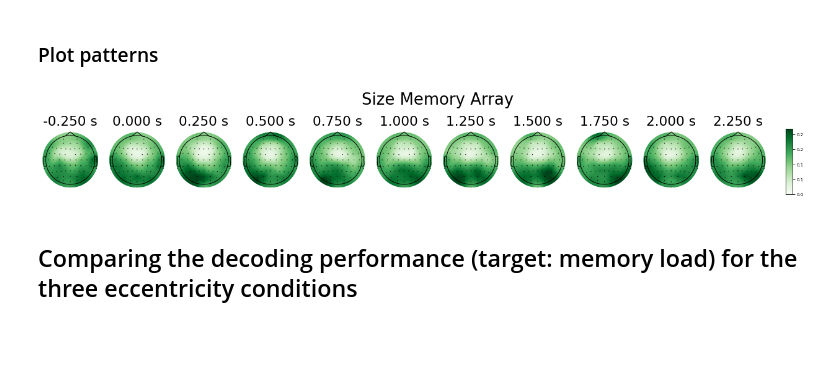
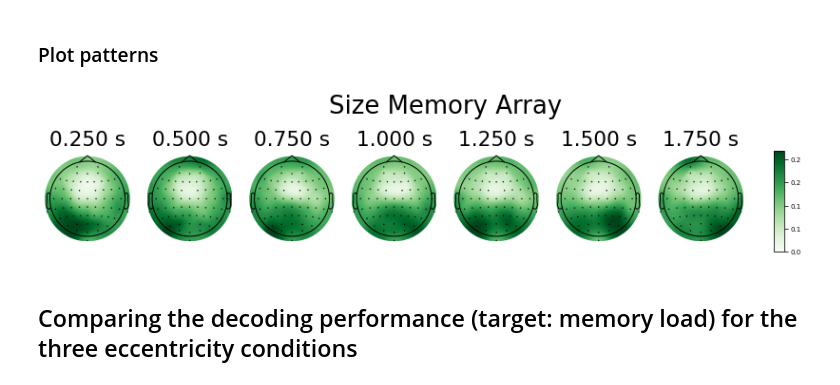
Before and after one commit to eioe/vMemEcc-Analyses, a Jupyter notebook: Analyses_Py/04.3_decoding_csp_plotters.ipynb, the cells around one changed output. Drawn from its saved outputs; the diff is of its cells as text; code cells hidden in the pictures; blank space fills up the shorter version.

Commit message:
change times in topos for csp decod

```diff
--- a/Analyses_Py/04.3_decoding_csp_plotters.ipynb
+++ b/Analyses_Py/04.3_decoding_csp_plotters.ipynb
@@ -531,33 +529,33 @@ sub_patterns_all, times, freqs = load_patterns(sub_list_str,
 # %%
 plt.rcParams['svg.fonttype'] = 'none'
 # pick only first CSP component and average across freqs of interest:
 #for i in np.arange(sub_patterns_all.shape[0]):
 sub_patterns = sub_patterns_all[:,0,:,:,:] # .mean(axis=1) #
 sub_patterns = sub_patterns[:,:,idx_freqs_of_intr,:].mean(axis=-2)
 sub_patterns_avg = sub_patterns.squeeze()
 # normalize them by l2 norm to allow fair average across subjects:
 sub_patterns_avg = sub_patterns_avg / np.linalg.norm(sub_patterns_avg, axis=1, ord=2, keepdims=True)
 sub_patterns_avg = np.abs(sub_patterns_avg)
 sub_patterns_avg = sub_patterns_avg.mean(axis=0)
 
 # normalize per timebin
 sub_patterns_avg = sub_patterns_avg / np.linalg.norm(sub_patterns_avg, axis=0, ord=2, keepdims=True)
 # get dummy epos.info file to get electrode locations
 dummy_epos_info = get_evoked_info(picks_str='All')
 
 # Build new pseudo Evoke obj:
 sub_patterns_evo = EvokedArray(sub_patterns_avg, dummy_epos_info)
 sub_patterns_evo.times = times
 #sub_patterns_evo.plot_topomap()
-fig = sub_patterns_evo.plot_topomap(times = times, #times, # [0.25, 0.4, 0.55, 0.85, 1.15, 1.25, 1.35, 1.45, 1.5, 1.6, 1.8, 2.0],
+fig = sub_patterns_evo.plot_topomap(times = np.linspace(0.25, 1.75, 7), #times, # [0.25, 0.4, 0.55, 0.85, 1.15, 1.25, 1.35, 1.45, 1.5, 1.6, 1.8, 2.0],
                               scalings=1, units='',
                                 title=config.labels['Load'], cmap = 'Greens', vmin = 0, contours=0, ch_type='eeg')
 fpath = op.join(config.paths['plots'], '10_tfr_decoding')
 helpers.chkmk_dir(fpath)
 fname = op.join(fpath, 'AUC-Load_overall_patterns.svg')
 fig.savefig(fname)
 # %% [output]
-[figure, old version]
+[figure, new version]
 # %% [markdown]
 ## Comparing the decoding performance (target: memory load) for the three eccentricity conditions
 # %%
```
Also changed, not shown: parts of 3 cells of this notebook.
